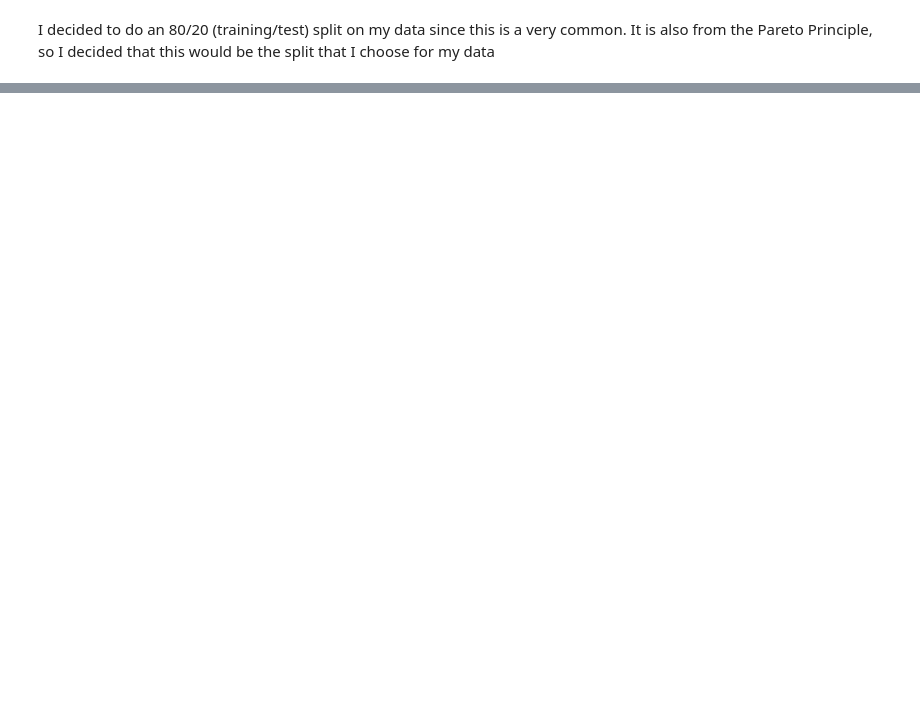
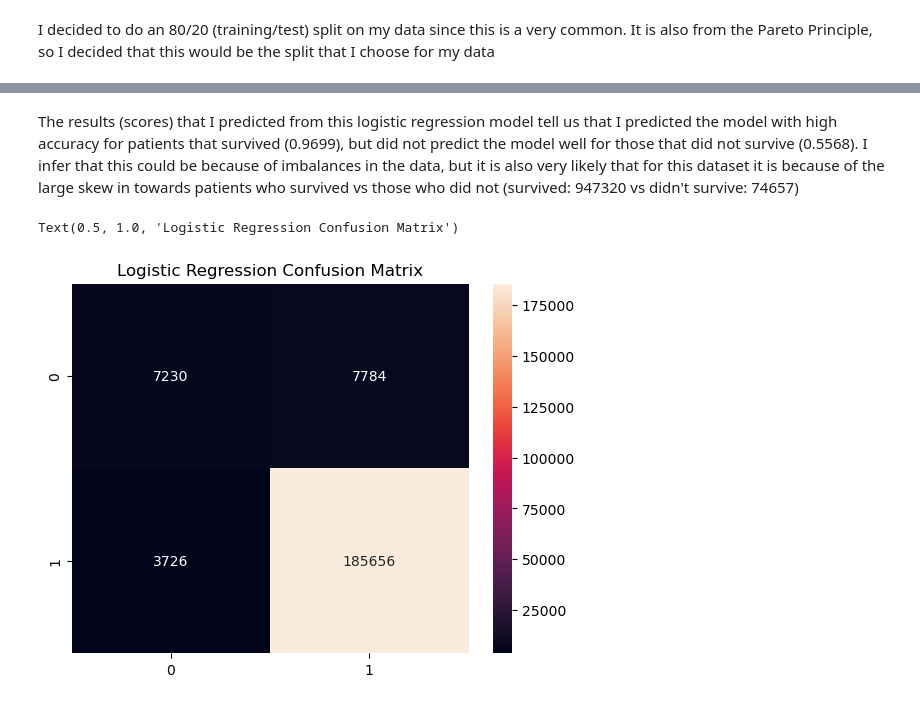
Before and after one commit to noascharf/Covid-Final-Project, a Jupyter notebook: Noa Scharf Final Project.ipynb, the cells around one changed output, grey strips where cells are left out. Saved outputs shown, nothing was run; the diff lists cells and outputs as text; code cells hidden in the pictures; blank space fills up the shorter version.

```diff
--- a/Noa Scharf Final Project.ipynb
+++ b/Noa Scharf Final Project.ipynb
@@ -431,0 +515,8 @@ I decided to do an 80/20 (training/test) split on my data since this is a very c
+# %%
+# Logistic Regression scores calculation
+logreg = LogisticRegression()
+logreg.fit(train_x, train_y)
+
+# Print results (accuracy and F1 score)
+print('Logistic regression accuracy:',logreg.score(test_x,test_y))
+print('Logistic regression F1 score:',f1_score(test_y, logreg.predict(test_x), average=None))
@@ -431,0 +534,10 @@ I decided to do an 80/20 (training/test) split on my data since this is a very c
+# %% [markdown]
+The results (scores) that I predicted from this logistic regression model tell us that I predicted the model with high accuracy for patients that survived (0.9699), but did not predict the model well for those that did not survive (0.5568). I infer that this could be because of imbalances in the data, but it is also very likely that for this dataset it is because of the large skew in towards patients who survived vs those who did not (survived: 947320 vs didn't survive: 74657)
+# %%
+# Confusion matrix
+sns.heatmap(confusion_matrix(test_y, logreg.predict(test_x)), annot=True, fmt='.0f')
+# Adding a title
+plt.title('Logistic Regression Confusion Matrix')
+# %% [output]
+Text(0.5, 1.0, 'Logistic Regression Confusion Matrix')
+[figure, added]
```
Also changed, not shown: parts of 19 cells of this notebook.
